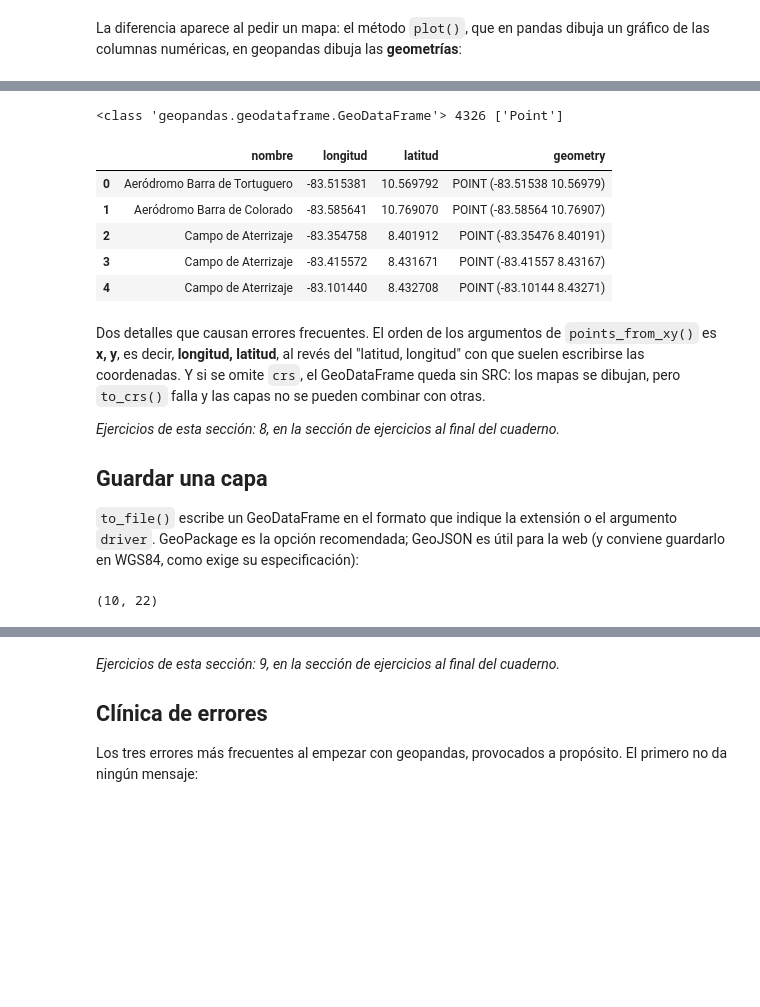
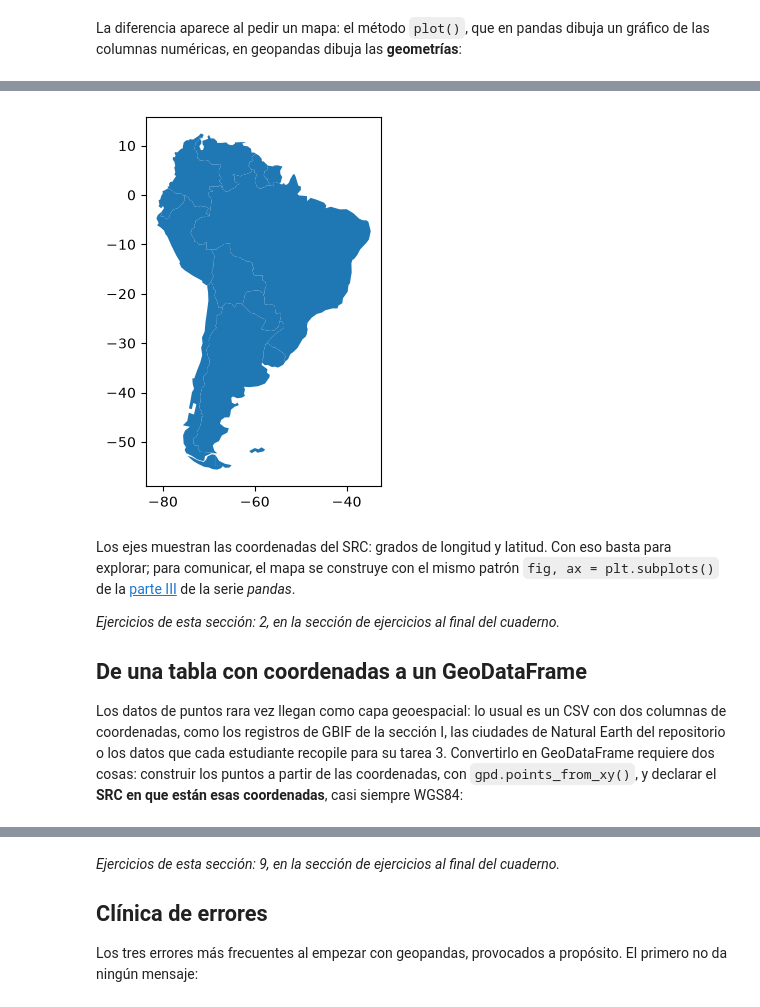
Before and after one commit to gf0657-programacionsig/2026-ii, a Jupyter notebook: contenidos/iv-procesamiento-datos-geoespaciales/17-geopandas-datos-vectoriales.ipynb, the cells around one changed output, grey strips where cells are left out. Saved outputs shown, nothing was run; the diff lists cells and outputs as text; code cells hidden in the pictures; blank space fills up the shorter version.

```diff
--- a/contenidos/iv-procesamiento-datos-geoespaciales/17-geopandas-datos-vectoriales.ipynb
+++ b/contenidos/iv-procesamiento-datos-geoespaciales/17-geopandas-datos-vectoriales.ipynb
@@ -452,39 +153,14 @@ tabla.head()
-# %%
-# De tabla a GeoDataFrame: puntos a partir de las columnas de coordenadas, con su SRC
-tabla = pd.read_csv("aerodromos.csv")
-
-puntos = gpd.GeoDataFrame(
-    tabla,
-    geometry=gpd.points_from_xy(tabla["longitud"], tabla["latitud"]),
-    crs=4326
-)
-
-print(type(puntos), puntos.crs.to_epsg(), puntos.geom_type.unique().tolist())
-puntos.head()
-# %% [output]
-<class 'geopandas.geodataframe.GeoDataFrame'> 4326 ['Point']
-|  | nombre | longitud | latitud | geometry |
-| 0 | Aeródromo Barra de Tortuguero | -83.515381 | 10.569792 | POINT (-83.51538 10.56979) |
-| 1 | Aeródromo Barra de Colorado | -83.585641 | 10.769070 | POINT (-83.58564 10.76907) |
-| 2 | Campo de Aterrizaje | -83.354758 | 8.401912 | POINT (-83.35476 8.40191) |
-| 3 | Campo de Aterrizaje | -83.415572 | 8.431671 | POINT (-83.41557 8.43167) |
-| 4 | Campo de Aterrizaje | -83.101440 | 8.432708 | POINT (-83.10144 8.43271) |
-# %% [markdown]
-Dos detalles que causan errores frecuentes. El orden de los argumentos de `points_from_xy()` es **x, y**, es decir, **longitud, latitud**, al revés del "latitud, longitud" con que suelen escribirse las coordenadas. Y si se omite `crs`, el GeoDataFrame queda sin SRC: los mapas se dibujan, pero `to_crs()` falla y las capas no se pueden combinar con otras.
-
-*Ejercicios de esta sección: 8, en la sección de ejercicios al final del cuaderno.*
-
-## Guardar una capa
-
-`to_file()` escribe un GeoDataFrame en el formato que indique la extensión o el argumento `driver`. GeoPackage es la opción recomendada; GeoJSON es útil para la web (y conviene guardarlo en WGS84, como exige su especificación):
-# %%
-# Los cantones de Heredia, con los datos del INEC, en GeoPackage y en GeoJSON
-heredia_inec = cantones_inec[cantones_inec["provincia_ign"] == "Heredia"]
-
-heredia_inec.to_file("cantones-heredia.gpkg", driver="GPKG")
-heredia_inec.to_crs(4326).to_file("cantones-heredia.geojson", driver="GeoJSON")
-
-# Comprobación: se vuelve a leer el GeoPackage
-gpd.read_file("cantones-heredia.gpkg").shape
-# %% [output]
-(10, 22)
+# %%
+# Mapa rápido de América del Sur
+america_sur.plot()
+plt.show()
+# %% [output]
+[figure, added]
+# %% [markdown]
+Los ejes muestran las coordenadas del SRC: grados de longitud y latitud. Con eso basta para explorar; para comunicar, el mapa se construye con el mismo patrón `fig, ax = plt.subplots()` de la [parte III](https://gf0657-programacionsig.github.io/2026-ii/pandas-graficos-matplotlib/) de la serie *pandas*.
+
+*Ejercicios de esta sección: 2, en la sección de ejercicios al final del cuaderno.*
+
+## De una tabla con coordenadas a un GeoDataFrame
+
+Los datos de puntos rara vez llegan como capa geoespacial: lo usual es un CSV con dos columnas de coordenadas, como los registros de GBIF de la sección I, las ciudades de Natural Earth del repositorio o los datos que cada estudiante recopile para su tarea 3. Convertirlo en GeoDataFrame requiere dos cosas: construir los puntos a partir de las coordenadas, con `gpd.points_from_xy()`, y declarar el **SRC en que están esas coordenadas**, casi siempre WGS84:
```
Also changed, not shown: parts of 95 cells of this notebook, 2 other files.
